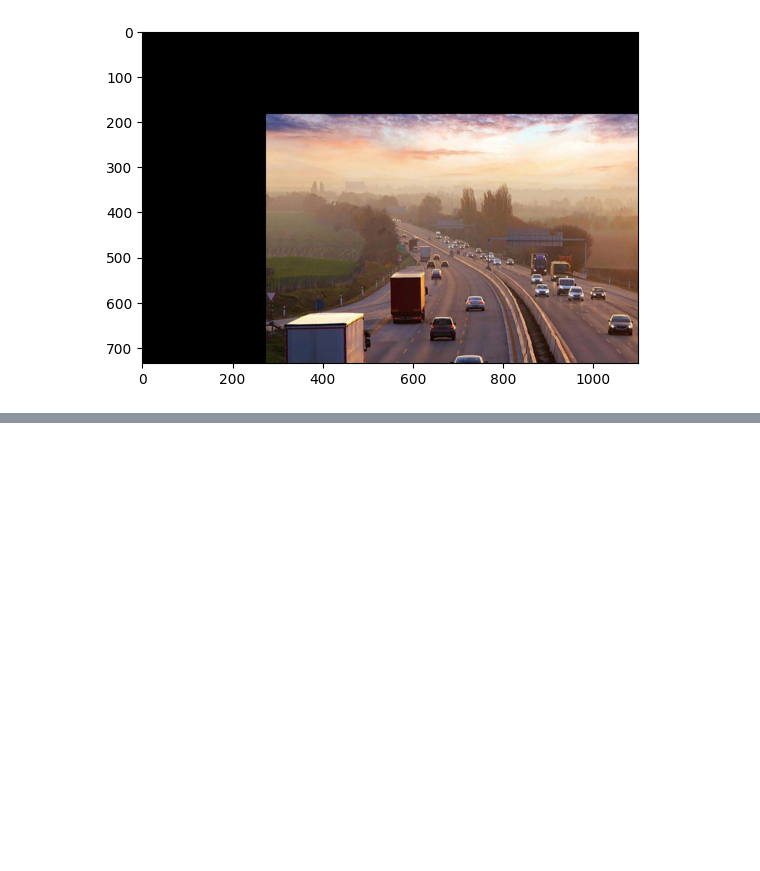
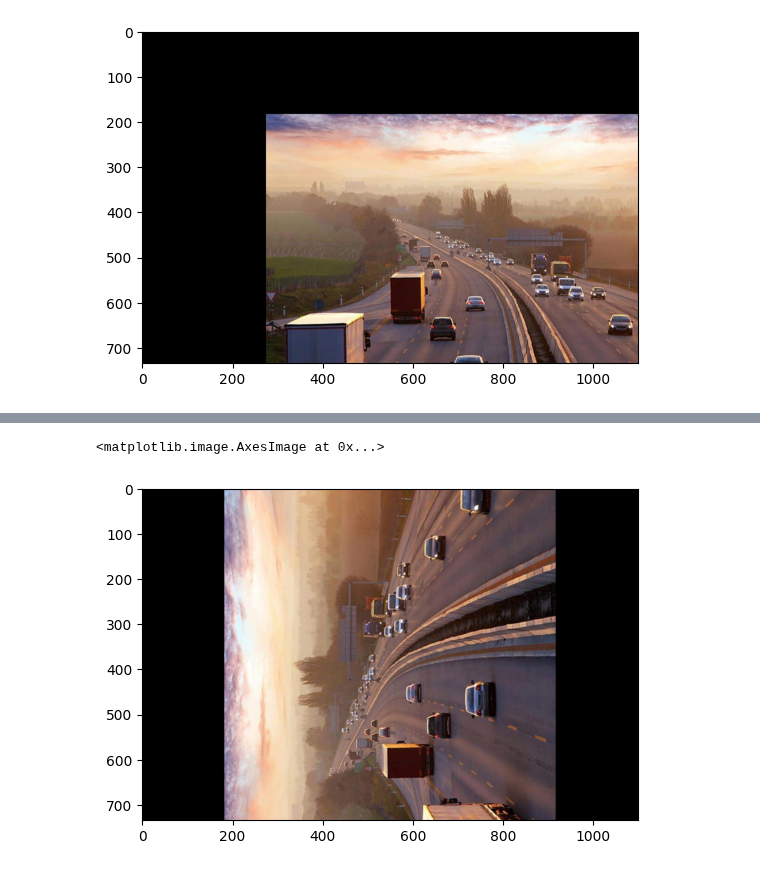
Before and after one commit to Alireza-Nazari/OpenCV_Learnings, a Jupyter notebook: 22 - Image Translation.ipynb, the cells around one changed output, grey strips where cells are left out. Cells and saved outputs as stored; diff of their text form; code cells hidden in the pictures; blank space fills up the shorter version.

Commit message:
image translation modified

```diff
--- a/22 - Image Translation.ipynb
+++ b/22 - Image Translation.ipynb
@@ -39,0 +46,13 @@ plt.imshow(img_translation)
+# %%
+image = cv2.imread('/Users/alireza/Coding/OpenCV_Learning/OpenCV_Learnings/Images/savedImage.jpg')
+height, width = image.shape[:2]
+
+# Divide by two to rototate the image around its centre
+rotation_matrix = cv2.getRotationMatrix2D((width/2, height/2), 90, 1)
+
+# Input our image, the rotation matrix and our desired final width and height
+rotated_image = cv2.warpAffine(image, rotation_matrix, (width, height))
+plt.imshow(rotated_image)
+# %% [output]
+<matplotlib.image.AxesImage at 0x...>
+[figure, added]
```
Also changed, not shown: parts of 7 cells of this notebook.
